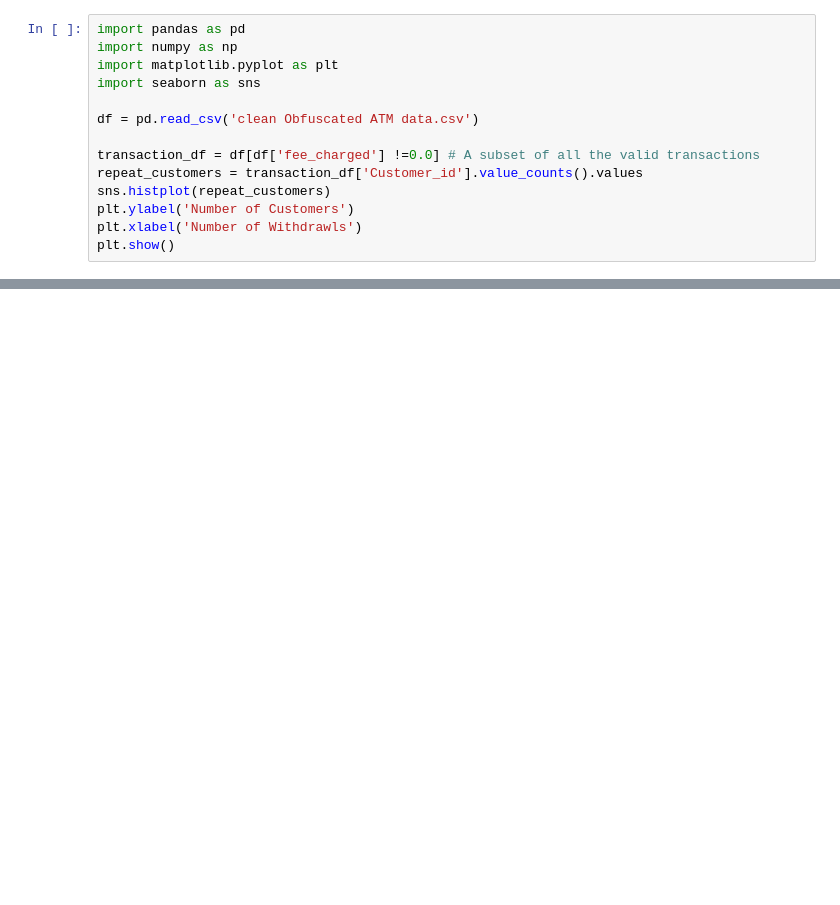
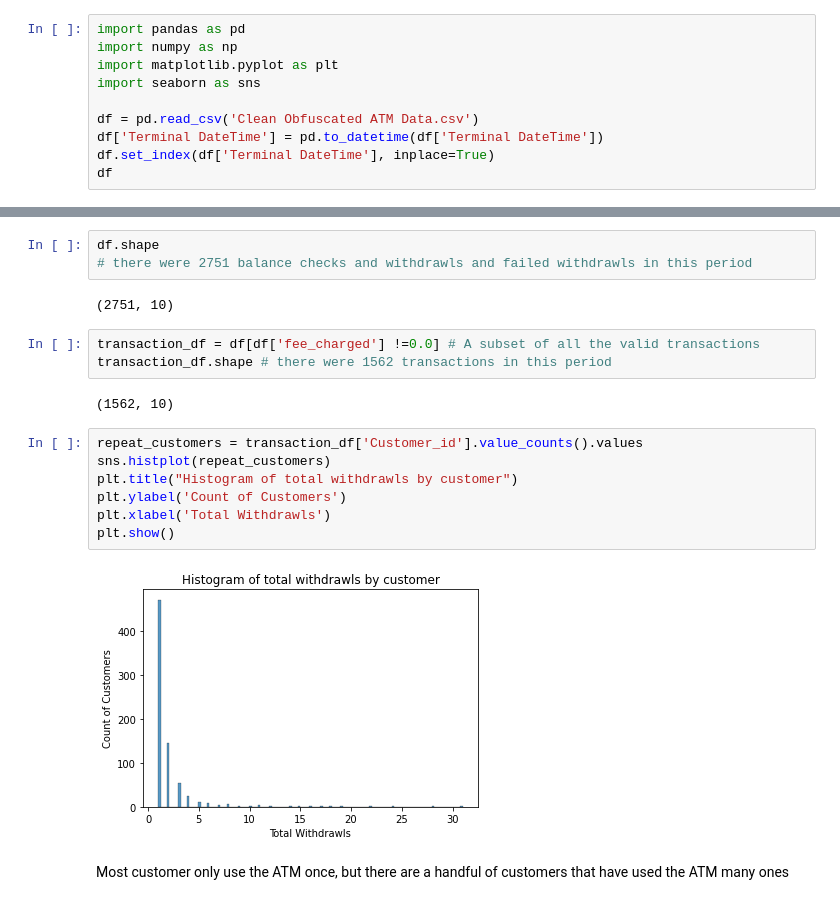
Before and after one commit to parkerburchett/Public-ATM, a Jupyter notebook: Analysis.ipynb, the cells around one changed output, grey strips where cells are left out. Cells and saved outputs as stored; diff of their text form; blank space fills up the shorter version.

```diff
--- a/Analysis.ipynb
+++ b/Analysis.ipynb
@@ -6,12 +8,8 @@ import numpy as np
 import matplotlib.pyplot as plt
 import seaborn as sns
 
-df = pd.read_csv('clean Obfuscated ATM data.csv')
-
-transaction_df = df[df['fee_charged'] !=0.0] # A subset of all the valid transactions
-repeat_customers = transaction_df['Customer_id'].value_counts().values
-sns.histplot(repeat_customers)
-plt.ylabel('Number of Customers')
-plt.xlabel('Number of Withdrawls')
-plt.show()
+df = pd.read_csv('Clean Obfuscated ATM Data.csv')
+df['Terminal DateTime'] = pd.to_datetime(df['Terminal DateTime'])
+df.set_index(df['Terminal DateTime'], inplace=True)
+df
 # %% [output]
@@ -20,2 +39,23 @@ Percent of customers that have used the ATM 5+ times: 7.07%
+# %%
+df.shape
+# there were 2751 balance checks and withdrawls and failed withdrawls in this period
+# %% [output]
+(2751, 10)
+# %%
+transaction_df = df[df['fee_charged'] !=0.0] # A subset of all the valid transactions
+transaction_df.shape # there were 1562 transactions in this period
+# %% [output]
+(1562, 10)
+# %%
+repeat_customers = transaction_df['Customer_id'].value_counts().values
+sns.histplot(repeat_customers)
+plt.title("Histogram of total withdrawls by customer")
+plt.ylabel('Count of Customers')
+plt.xlabel('Total Withdrawls')
+plt.show()
+# %% [output]
+[figure, added]
+# %% [markdown]
+Most customer only use the ATM once, but there are a handful of customers that have used the ATM many ones
 # %%
 total_unique_customers = len(transaction_df['Customer_id'].unique())
```
Also changed, not shown: parts of 13 cells of this notebook, 3 other files.
